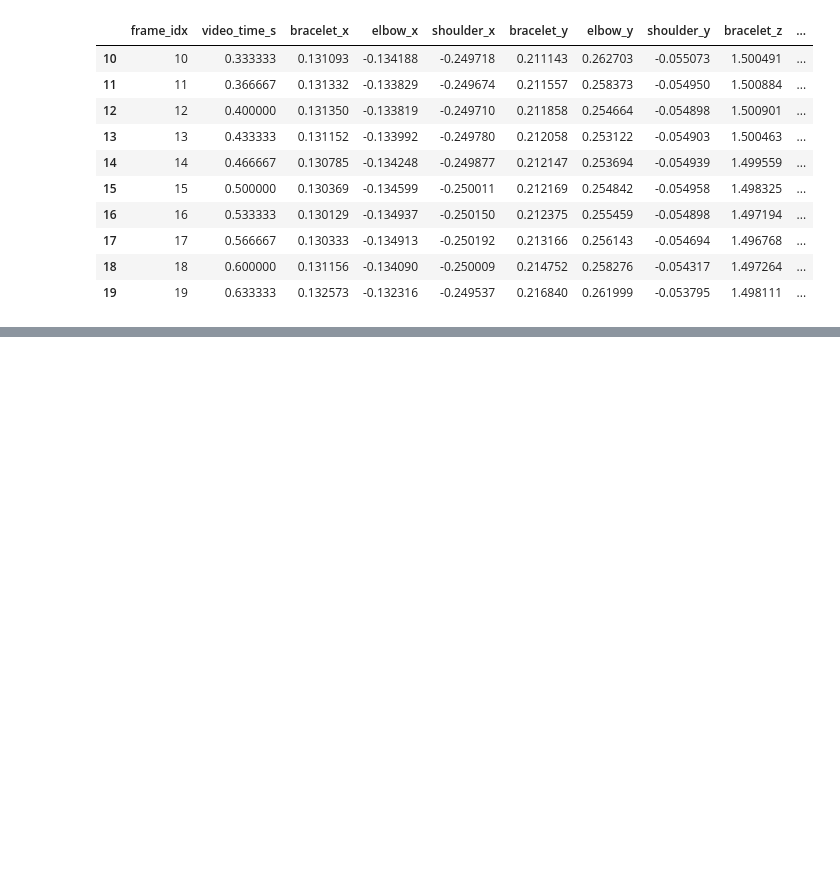
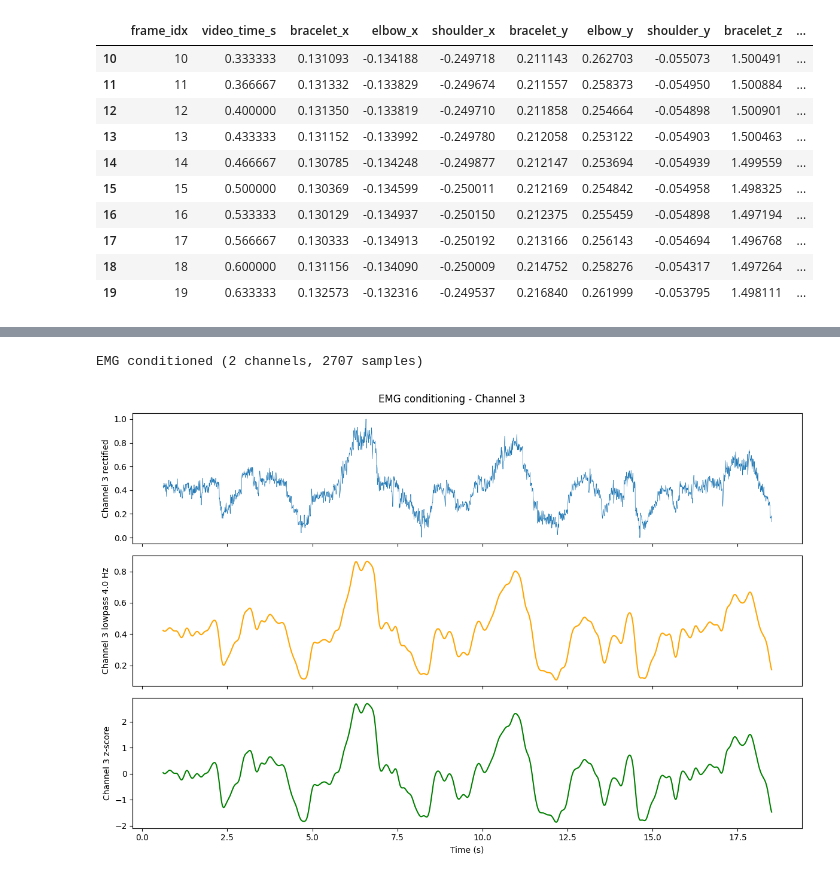
Before and after one commit to hayyazul/BCI-Data-Processing, a Jupyter notebook: data_preprocess.ipynb, the cells around one changed output, grey strips where cells are left out. Cells and saved outputs as stored; diff of their text form; code cells hidden in the pictures; blank space fills up the shorter version.

```diff
--- a/data_preprocess.ipynb
+++ b/data_preprocess.ipynb
@@ -196,0 +220,20 @@ Remaining NaNs after interpolation: 0
+# %%
+# Common time origin: floor of the first EMG packet timestamp
+session_epoch = np.floor(packet_times[0])
+
+# Each stream's timeline in seconds-relative-to-session-start
+pose_time_rel = joint_angles['video_time_s'].values   # already relative to 0
+emg_time_rel  = t_emg - session_epoch - EMG_POSE_OFFSET_SAMPLES / fs_emg
+
+# Overlap interval and per-stream masks
+t_min = max(pose_time_rel[0], emg_time_rel[0])
+t_max = min(pose_time_rel[-1], emg_time_rel[-1])
+
+mask_pose = (pose_time_rel >= t_min) & (pose_time_rel <= t_max)
+mask_emg  = (emg_time_rel  >= t_min) & (emg_time_rel  <= t_max)
+
+print(f"Pose time range: {pose_time_rel[0]:.3f} - {pose_time_rel[-1]:.3f} s")
+print(f"EMG  time range: {emg_time_rel[0]:.3f} - {emg_time_rel[-1]:.3f} s "
+      f"(offset {EMG_POSE_OFFSET_SAMPLES} samples = {EMG_POSE_OFFSET_SAMPLES / fs_emg:+.3f} s)")
+print(f"Overlap: {t_min:.3f} - {t_max:.3f} s "
+      f"(pose: {mask_pose.sum()} frames, EMG: {mask_emg.sum()} samples)")
@@ -196,0 +255,47 @@ Remaining NaNs after interpolation: 0
+# %%
+# Trim active EMG to the overlap window
+emg_trimmed      = emg_active[mask_emg].copy()
+emg_time_trimmed = emg_time_rel[mask_emg]
+
+# 1. Min-max normalize to [0, 1]
+emg_normalized = emg_trimmed.copy()
+for ch in active_channels:
+    lo, hi = emg_normalized[ch].min(), emg_normalized[ch].max()
+    emg_normalized[ch] = (emg_normalized[ch] - lo) / (hi - lo)
+
+# 2. Rectify
+emg_rectified = emg_normalized.abs()
+
+# 3. Zero-phase Butterworth lowpass
+b, a = butter(EMG_LOWPASS_ORDER, EMG_LOWPASS_HZ / (0.5 * fs_emg), btype='low')
+emg_filtered = pd.DataFrame(index=emg_rectified.index)
+for ch in active_channels:
+    emg_filtered[ch] = filtfilt(b, a, emg_rectified[ch])
+emg_filtered['time'] = emg_time_trimmed
+
+# 4. Z-score standardize
+emg_cols = [ch for ch in emg_filtered.columns if ch != 'time']
+emg_standardized = emg_filtered.copy()
+emg_standardized[emg_cols] = (
+    (emg_filtered[emg_cols] - emg_filtered[emg_cols].mean())
+    / emg_filtered[emg_cols].std()
+)
+
+print(f"EMG conditioned ({len(active_channels)} channels, {len(emg_trimmed)} samples)")
+
+if DISPLAY_INTERMEDIATE:
+    ch = active_channels[0]
+    fig, ax = plt.subplots(3, 1, sharex=True, figsize=(12, 8))
+    ax[0].plot(emg_time_trimmed, emg_rectified[ch],   linewidth=0.5)
+    ax[0].set_ylabel(f'{ch} rectified')
+    ax[1].plot(emg_time_trimmed, emg_filtered[ch],    color='orange')
+    ax[1].set_ylabel(f'{ch} lowpass {EMG_LOWPASS_HZ} Hz')
+    ax[2].plot(emg_time_trimmed, emg_standardized[ch], color='green')
+    ax[2].set_ylabel(f'{ch} z-score')
+    ax[-1].set_xlabel('Time (s)')
+    fig.suptitle(f'EMG conditioning - {ch}')
+    plt.tight_layout()
+    plt.show()
+# %% [output]
+EMG conditioned (2 channels, 2707 samples)
+[figure, added]
```
Also changed, not shown: parts of 30 cells of this notebook, 19 other files.
